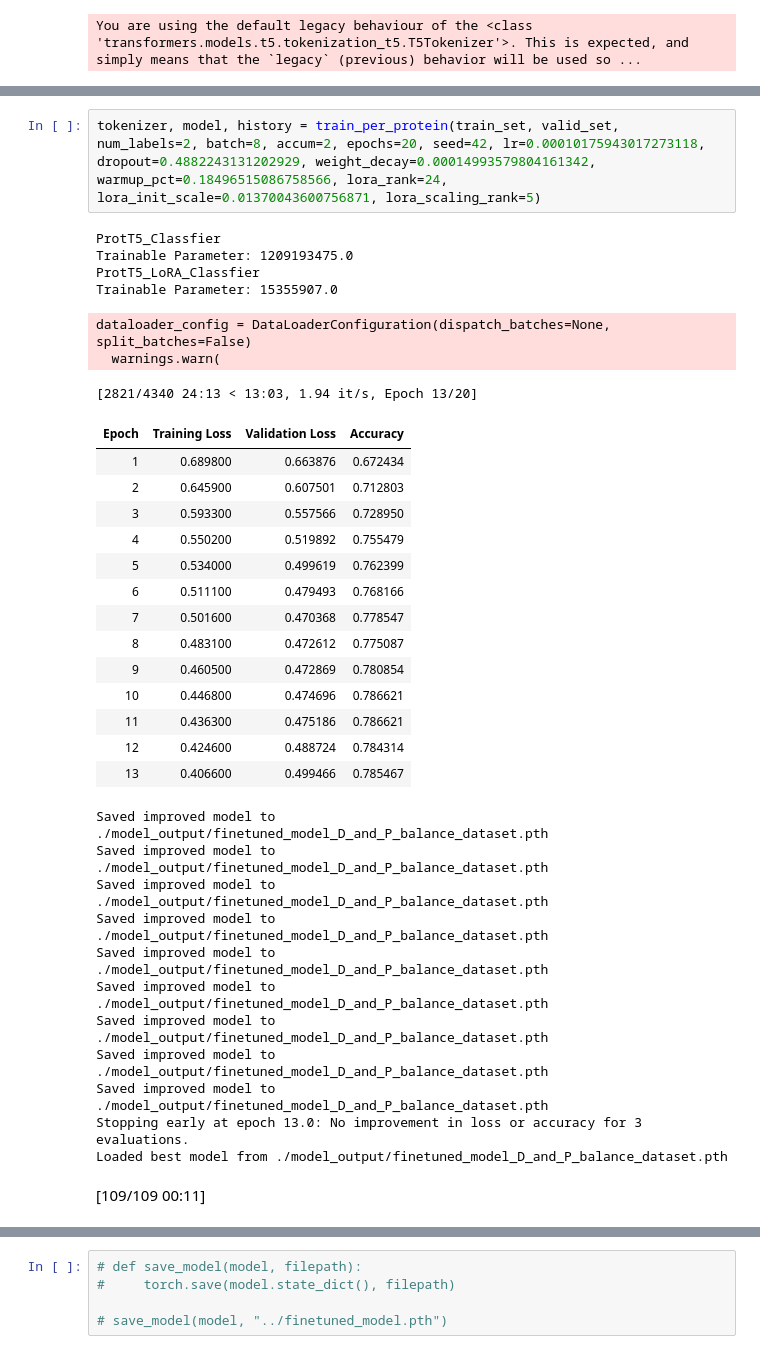
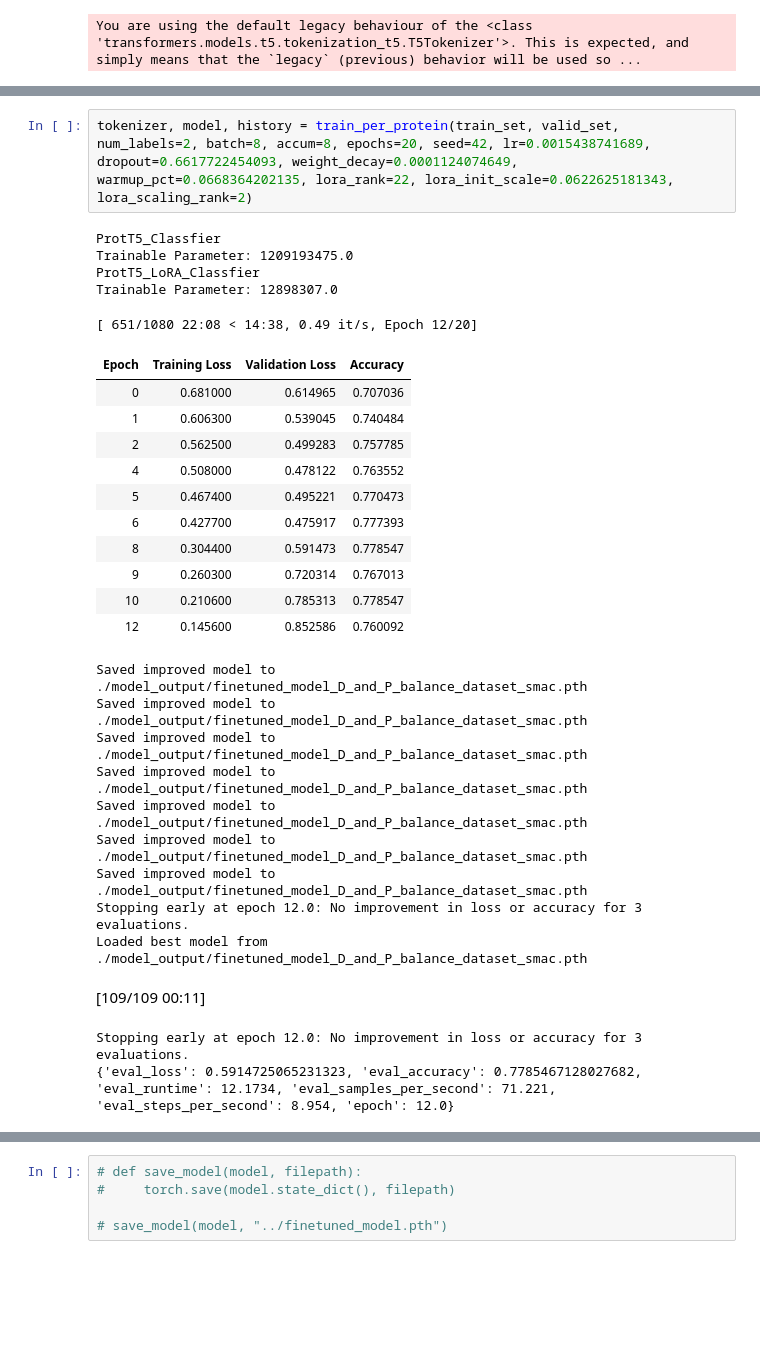
Before and after one commit to haibkhn/Predict-PTM-site-fine-tuning_Anup, a Jupyter notebook: Notebooks/6_1_smac_base_D+P_balance.ipynb, the cells around one changed output, grey strips where cells are left out. Drawn from its saved outputs; the diff is of its cells as text; blank space fills up the shorter version.

```diff
--- a/Notebooks/6_1_smac_base_D+P_balance.ipynb
+++ b/Notebooks/6_1_smac_base_D+P_balance.ipynb
@@ -997,36 +1067,31 @@ if __name__ == "__main__":
 # %%
-tokenizer, model, history = train_per_protein(train_set, valid_set, num_labels=2, batch=8, accum=2, epochs=20, seed=42, lr=0.00010175943017273118, dropout=0.4882243131202929, weight_decay=0.00014993579804161342, warmup_pct=0.18496515086758566, lora_rank=24, lora_init_scale=0.01370043600756871, lora_scaling_rank=5)
+tokenizer, model, history = train_per_protein(train_set, valid_set, num_labels=2, batch=8, accum=8, epochs=20, seed=42, lr=0.0015438741689, dropout=0.6617722454093, weight_decay=0.0001124074649, warmup_pct=0.0668364202135, lora_rank=22, lora_init_scale=0.0622625181343, lora_scaling_rank=2)
 # %% [output]
 ProtT5_Classfier
 Trainable Parameter: 1209193475.0
 ProtT5_LoRA_Classfier
-Trainable Parameter: 15355907.0
+Trainable Parameter: 12898307.0
-dataloader_config = DataLoaderConfiguration(dispatch_batches=None, split_batches=False)
-  warnings.warn(
+[ 651/1080 22:08 < 14:38, 0.49 it/s, Epoch 12/20]
+| Epoch | Training Loss | Validation Loss | Accuracy |
+| 0 | 0.681000 | 0.614965 | 0.707036 |
+| 1 | 0.606300 | 0.539045 | 0.740484 |
+| 2 | 0.562500 | 0.499283 | 0.757785 |
+| 4 | 0.508000 | 0.478122 | 0.763552 |
+| 5 | 0.467400 | 0.495221 | 0.770473 |
+| 6 | 0.427700 | 0.475917 | 0.777393 |
+| 8 | 0.304400 | 0.591473 | 0.778547 |
+| 9 | 0.260300 | 0.720314 | 0.767013 |
+| 10 | 0.210600 | 0.785313 | 0.778547 |
+| 12 | 0.145600 | 0.852586 | 0.760092 |
-[2821/4340 24:13 < 13:03, 1.94 it/s, Epoch 13/20]
+Saved improved model to ./model_output/finetuned_model_D_and_P_balance_dataset_smac.pth
+Saved improved model to ./model_output/finetuned_model_D_and_P_balance_dataset_smac.pth
+Saved improved model to ./model_output/finetuned_model_D_and_P_balance_dataset_smac.pth
+Saved improved model to ./model_output/finetuned_model_D_and_P_balance_dataset_smac.pth
+Saved improved model to ./model_output/finetuned_model_D_and_P_balance_dataset_smac.pth
+Saved improved model to ./model_output/finetuned_model_D_and_P_balance_dataset_smac.pth
+Saved improved model to ./model_output/finetuned_model_D_and_P_balance_dataset_smac.pth
+Stopping early at epoch 12.0: No improvement in loss or accuracy for 3 evaluations.
+Loaded best model from ./model_output/finetuned_model_D_and_P_balance_dataset_smac.pth
-| Epoch | Training Loss | Validation Loss | Accuracy |
-| 1 | 0.689800 | 0.663876 | 0.672434 |
-| 2 | 0.645900 | 0.607501 | 0.712803 |
-| 3 | 0.593300 | 0.557566 | 0.728950 |
-| 4 | 0.550200 | 0.519892 | 0.755479 |
-| 5 | 0.534000 | 0.499619 | 0.762399 |
-| 6 | 0.511100 | 0.479493 | 0.768166 |
-| 7 | 0.501600 | 0.470368 | 0.778547 |
-| 8 | 0.483100 | 0.472612 | 0.775087 |
-| 9 | 0.460500 | 0.472869 | 0.780854 |
-| 10 | 0.446800 | 0.474696 | 0.786621 |
-| 11 | 0.436300 | 0.475186 | 0.786621 |
-| 12 | 0.424600 | 0.488724 | 0.784314 |
-| 13 | 0.406600 | 0.499466 | 0.785467 |
+[109/109 00:11]
-Saved improved model to ./model_output/finetuned_model_D_and_P_balance_dataset.pth
-Saved improved model to ./model_output/finetuned_model_D_and_P_balance_dataset.pth
-Saved improved model to ./model_output/finetuned_model_D_and_P_balance_dataset.pth
-Saved improved model to ./model_output/finetuned_model_D_and_P_balance_dataset.pth
-Saved improved model to ./model_output/finetuned_model_D_and_P_balance_dataset.pth
-Saved improved model to ./model_output/finetuned_model_D_and_P_balance_dataset.pth
-Saved improved model to ./model_output/finetuned_model_D_and_P_balance_dataset.pth
-Saved improved model to ./model_output/finetuned_model_D_and_P_balance_dataset.pth
-Saved improved model to ./model_output/finetuned_model_D_and_P_balance_dataset.pth
-Stopping early at epoch 13.0: No improvement in loss or accuracy for 3 evaluations.
-Loaded best model from ./model_output/finetuned_model_D_and_P_balance_dataset.pth
+Stopping early at epoch 12.0: No improvement in loss or accuracy for 3 evaluations.
+{'eval_loss': 0.5914725065231323, 'eval_accuracy': 0.7785467128027682, 'eval_runtime': 12.1734, 'eval_samples_per_second': 71.221, 'eval_steps_per_second': 8.954, 'epoch': 12.0}
-[109/109 00:11]
```
Also changed, not shown: parts of 12 cells of this notebook, 35 other files.
